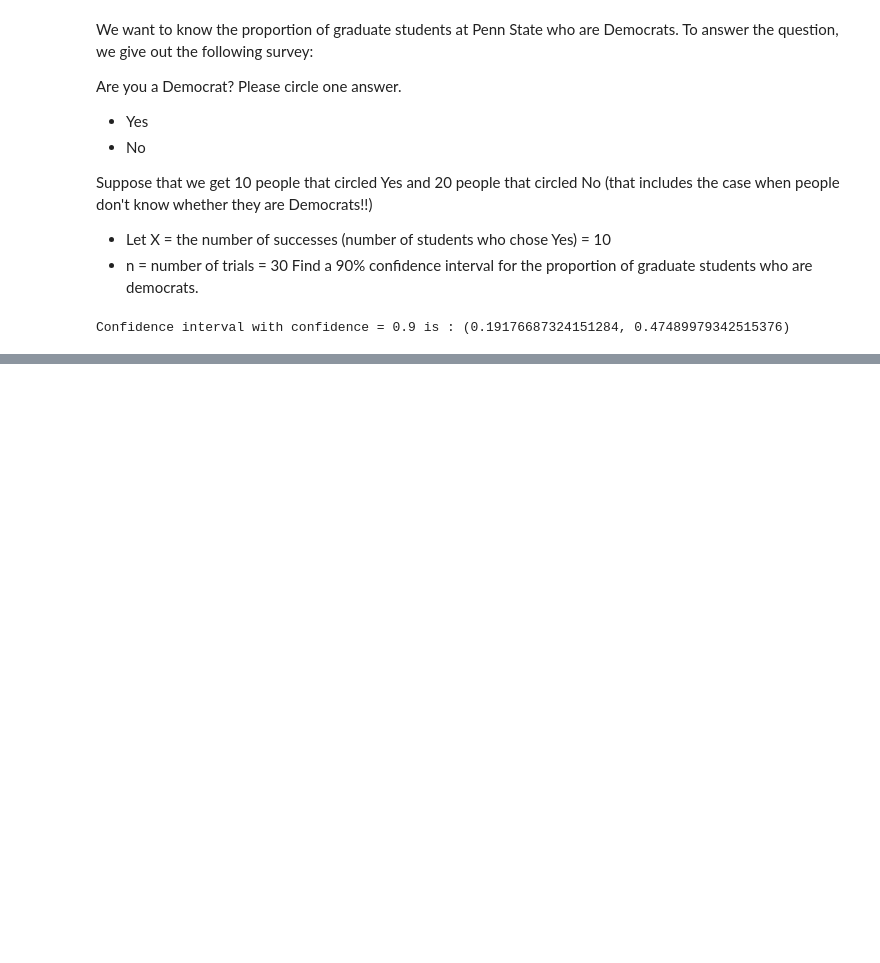
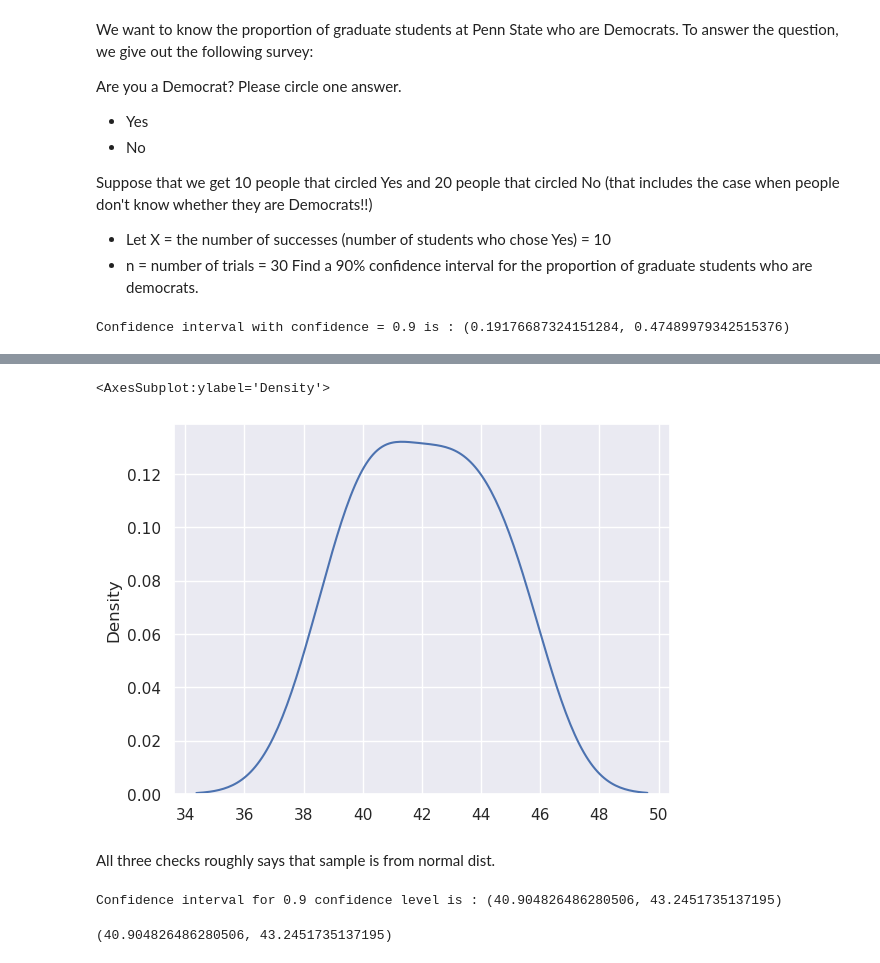
Before and after one commit to bhavinmoriya/Miscellaneous, a Jupyter notebook: stat-500-penn-state-university-2.ipynb, the cells around one changed output, grey strips where cells are left out. Saved outputs shown, nothing was run; the diff lists cells and outputs as text; code cells hidden in the pictures; blank space fills up the shorter version.

```diff
--- a/stat-500-penn-state-university-2.ipynb
+++ b/stat-500-penn-state-university-2.ipynb
@@ -495,0 +689,17 @@ We are 90% confident that the population proportion of graduate students at Penn
+# %%
+sns.kdeplot(rattle)
+# %% [output]
+<AxesSubplot:ylabel='Density'>
+[figure, added]
+# %% [markdown]
+All three checks roughly says that sample is from normal dist.
+# %%
+mu = np.mean(rattle)
+sd = np.std(rattle, ddof=1)
+n = len(rattle)
+alpha = .90
+
+confi_int(mu, sd, n, alpha)
+# %% [output]
+Confidence interval for 0.9 confidence level is : (40.904826486280506, 43.2451735137195)
+(40.904826486280506, 43.2451735137195)
```
Also changed, not shown: parts of 30 cells of this notebook.
